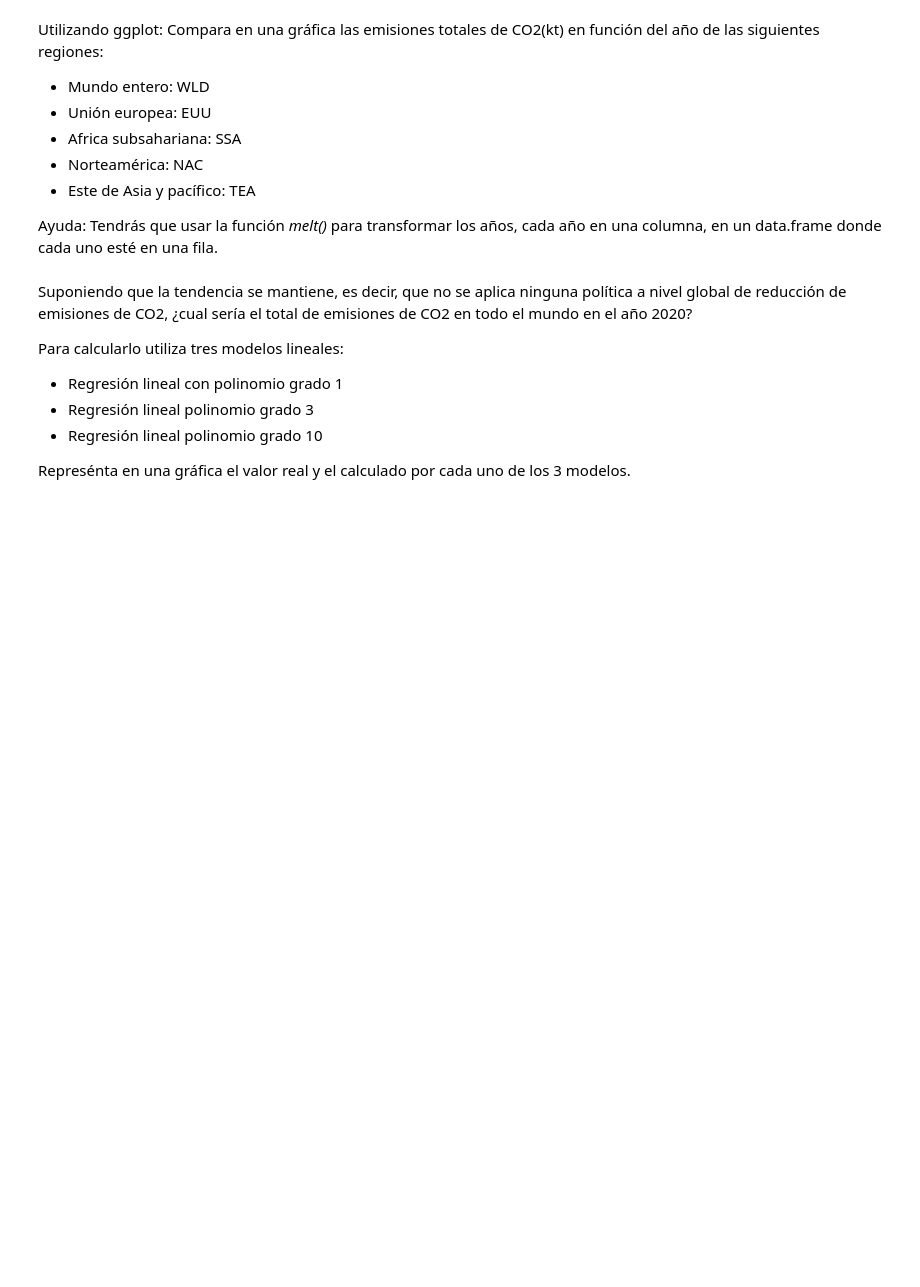
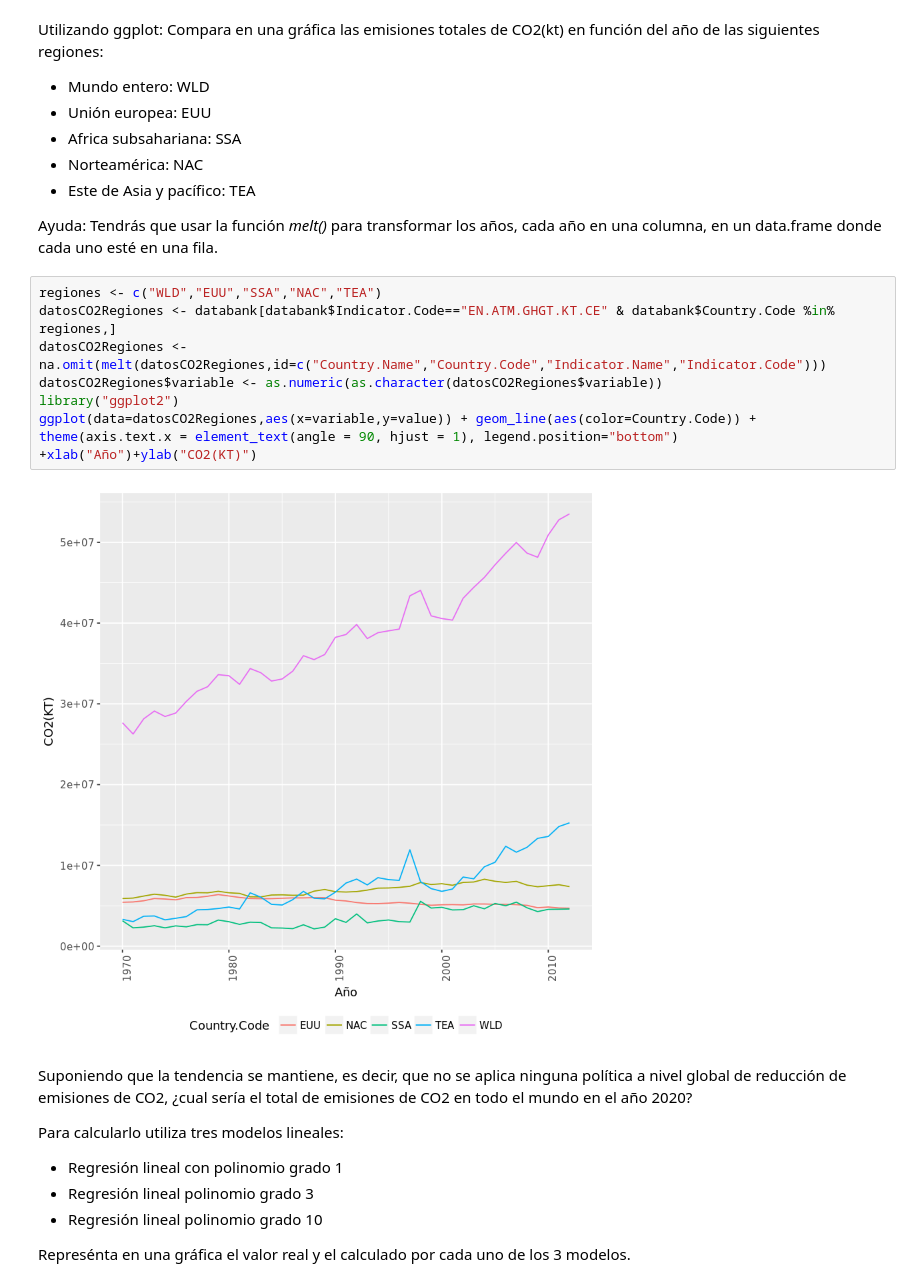
Before and after one commit to planga82/KeepCodingEstadisticaR, a Jupyter notebook: practica/Practica1.ipynb, the cells around one changed output. Saved outputs shown, nothing was run; the diff lists cells and outputs as text; blank space fills up the shorter version.

```diff
--- a/practica/Practica1.ipynb
+++ b/practica/Practica1.ipynb
@@ -177,6 +211,15 @@ Utilizando ggplot: Compara en una gráfica las emisiones totales de CO2(kt) en f
 * Este de Asia y pacífico: TEA
 
 Ayuda: Tendrás que usar la función *melt()* para transformar los años, cada año en una columna, en un data.frame donde cada uno esté en una fila.
+# %%
+regiones <- c("WLD","EUU","SSA","NAC","TEA")
+datosCO2Regiones <- databank[databank$Indicator.Code=="EN.ATM.GHGT.KT.CE" & databank$Country.Code %in% regiones,]
+datosCO2Regiones <- na.omit(melt(datosCO2Regiones,id=c("Country.Name","Country.Code","Indicator.Name","Indicator.Code")))
+datosCO2Regiones$variable <- as.numeric(as.character(datosCO2Regiones$variable))
+library("ggplot2")
+ggplot(data=datosCO2Regiones,aes(x=variable,y=value)) + geom_line(aes(color=Country.Code)) + theme(axis.text.x = element_text(angle = 90, hjust = 1), legend.position="bottom") +xlab("Año")+ylab("CO2(KT)")
+# %% [output]
+[figure, added]
 # %% [markdown]
 Suponiendo que la tendencia se mantiene, es decir, que no se aplica ninguna política a nivel global de reducción de emisiones de CO2, ¿cual sería el total de emisiones de CO2 en todo el mundo en el año 2020?
 
```
Also changed, not shown: parts of 9 cells of this notebook.
